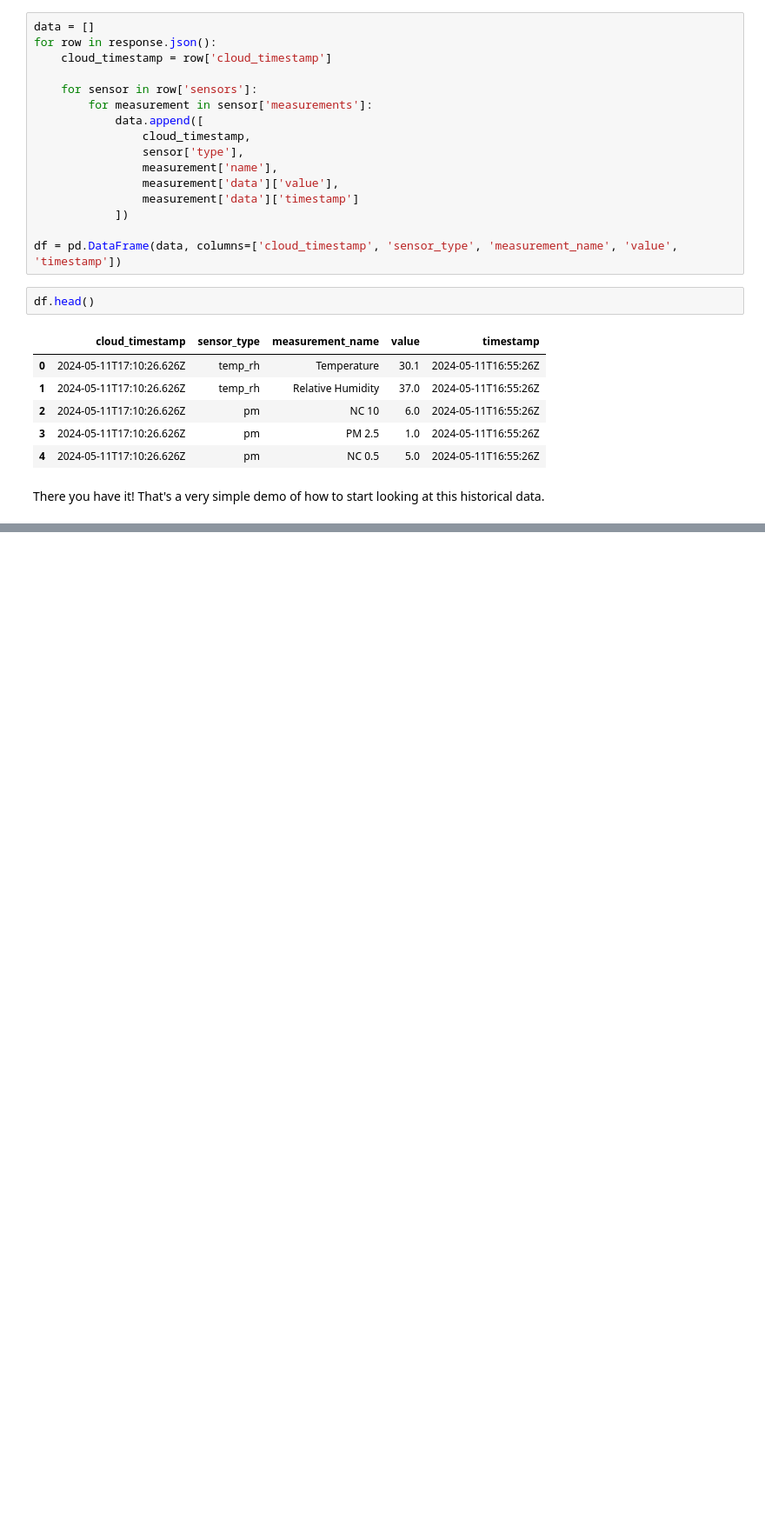
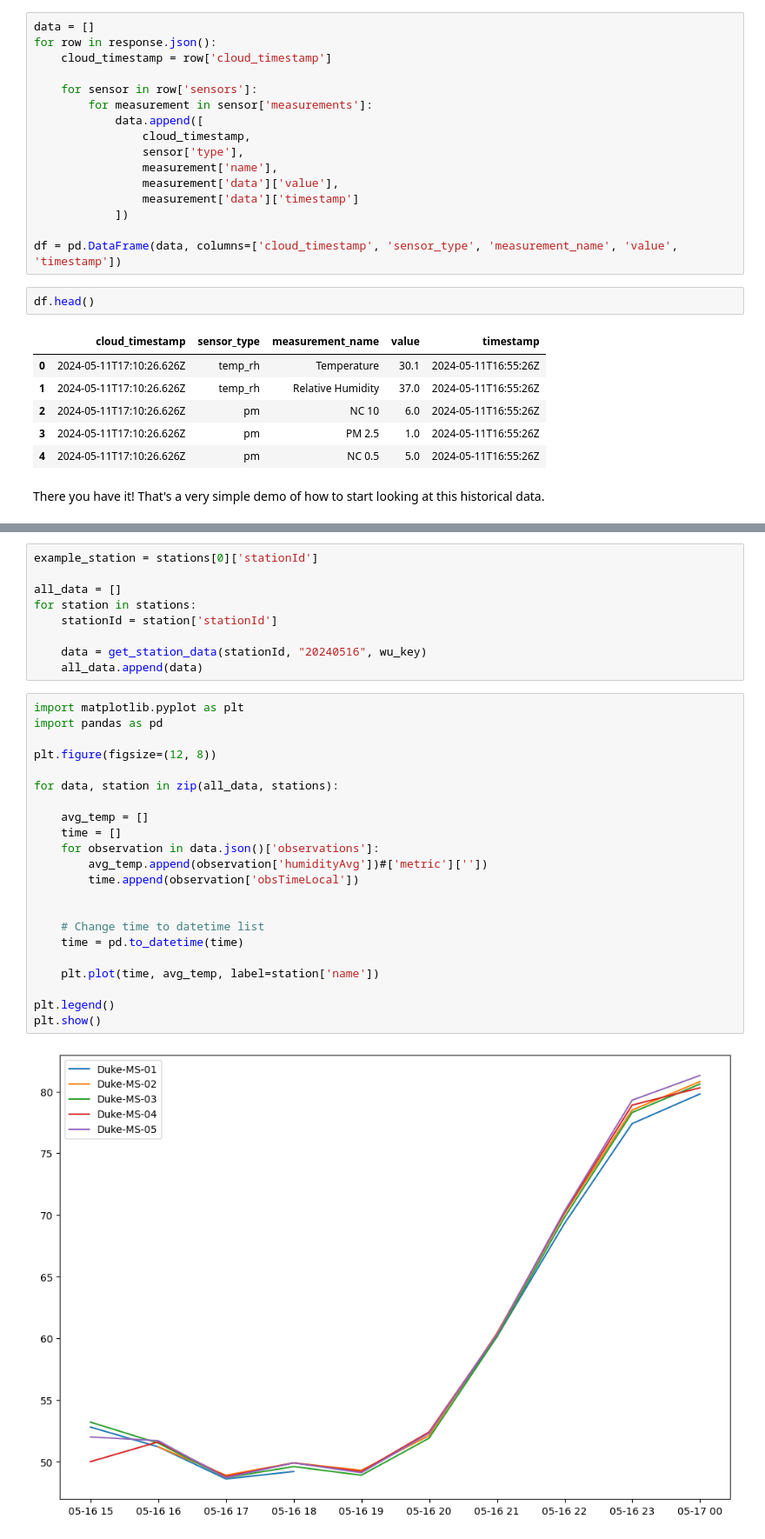
Before and after one commit to zcalhoun/met_pm_data, a Jupyter notebook: pull_met_data.ipynb, the cells around one changed output, grey strips where cells are left out. Shown at 87% size. Drawn from its saved outputs; the diff is of its cells as text; blank space fills up the shorter version.

```diff
--- a/pull_met_data.ipynb
+++ b/pull_met_data.ipynb
@@ -133,0 +181,33 @@ There you have it! That's a very simple demo of how to start looking at this his
+# %%
+example_station = stations[0]['stationId']
+
+all_data = []
+for station in stations:
+    stationId = station['stationId']
+
+    data = get_station_data(stationId, "20240516", wu_key)
+    all_data.append(data)
+# %%
+import matplotlib.pyplot as plt
+import pandas as pd
+
+plt.figure(figsize=(12, 8))
+
+for data, station in zip(all_data, stations):
+
+    avg_temp = []
+    time = []
+    for observation in data.json()['observations']:
+        avg_temp.append(observation['humidityAvg'])#['metric'][''])
+        time.append(observation['obsTimeLocal'])
+
+
+    # Change time to datetime list
+    time = pd.to_datetime(time)
+
+    plt.plot(time, avg_temp, label=station['name'])
+
+plt.legend()
+plt.show()
+# %% [output]
+[figure, added]
```
Also changed, not shown: parts of 4 cells of this notebook.
